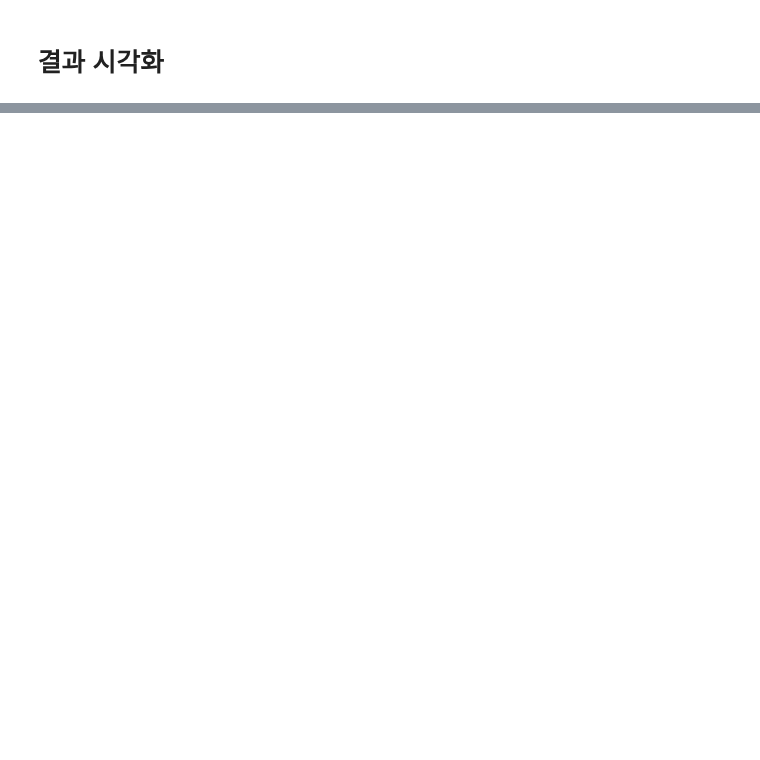
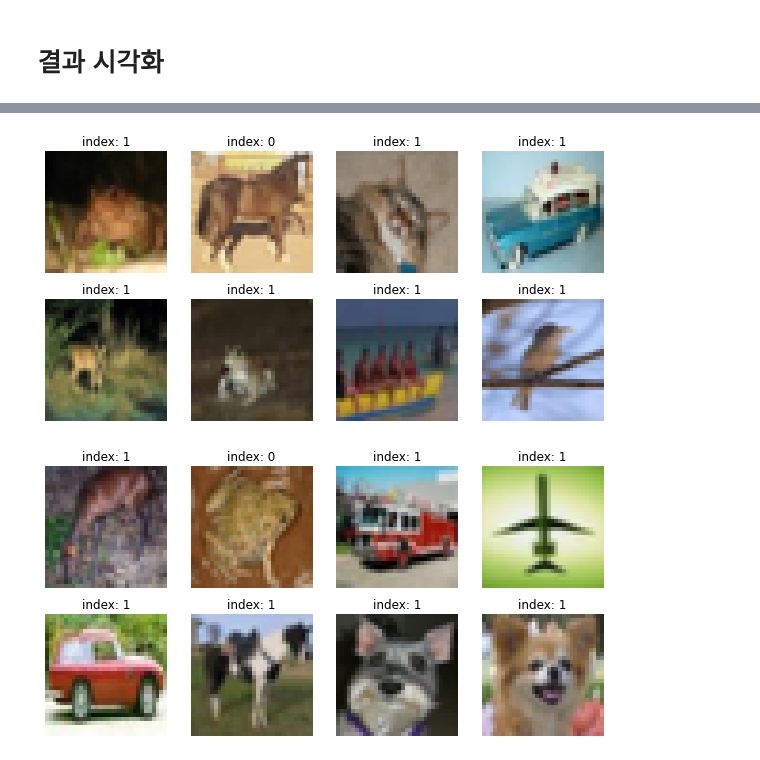
Before and after one commit to ittapa/AIFFEL-FILP-CODING, a Jupyter notebook: lms/01-EXPLORATION/E28-img_anomaly_gan/02-prj.ipynb, the cells around one changed output, grey strips where cells are left out. Drawn from its saved outputs; the diff is of its cells as text; code cells hidden in the pictures; blank space fills up the shorter version.

```diff
--- a/lms/01-EXPLORATION/E28-img_anomaly_gan/02-prj.ipynb
+++ b/lms/01-EXPLORATION/E28-img_anomaly_gan/02-prj.ipynb
@@ -188,3 +265,31 @@ for data, label in test_dataset.take(1):
+# %%
+class Discriminator(tf.keras.Model):
+    def __init__(self):
+        super(Discriminator, self).__init__()
+        self.encoder_1 = Conv_block(64) # 16
+        self.encoder_2 = Conv_block(128) # 8
+        self.encoder_3 = Conv_block(256) # 4
+        self.encoder_4 = Conv_block(512) # 2
+
+        self.center = Conv_block(100) # 1
+
+        self.outputs = layers.Conv2D(1, 3, strides=1, padding='same',
+                                          use_bias=False, activation='sigmoid')
+
+    def call(self, inputs, training=False):
+        en_1 = self.encoder_1(inputs) # dis
+        en_2 = self.encoder_2(en_1)
+        en_3 = self.encoder_3(en_2)
+        en_4 = self.encoder_4(en_3)
+
+        center = self.center(en_4)
+
+        outputs = self.outputs(center)
+
+        return outputs, center
+# %%
+generator = Generator()  # Generator가 32X32X3 짜리 이미지를 생성해야 합니다.
+discriminator = Discriminator()
 # %% [markdown]
 ## loss fn
 # %%
@@ -267,6 +372,6 @@ for epoch in range(max_epochs):
             print ('Steps : {}, \t Total Gen Loss : {}, \t Total Dis Loss : {}'.format(steps, gen_loss.numpy(), disc_loss.numpy()))
 
     if (epoch + 1) % 5 == 0:
-        checkpoint.save(file_prefix = checkpoint_prefix)
+        checkpoint.save(file_prefix = checkpoint_path)
 
     print ('Time for epoch {} is {} sec'.format(epoch + 1, time.time() - start))
@@ -331,0 +468,17 @@ print(np.std(normal), np.std(anormaly))
+# %%
+
+test1 = test_dataset.take(2)
+an_scores1, gt_labels1 = _evaluate(test1)
+
+for imgs, labels in test1:
+    plt.figure(figsize=(10, 5))
+
+    for i in range(len(imgs)):
+        plt.subplot(2, 4, i + 1)
+        plt.imshow((imgs[i] + 1) / 2)
+        plt.title(f'index: {gt_labels1[i]}')
+        plt.axis('off')
+    plt.show()
+# %% [output]
+[figure, added]
+[figure, added]
```
Also changed, not shown: parts of 14 cells of this notebook.
